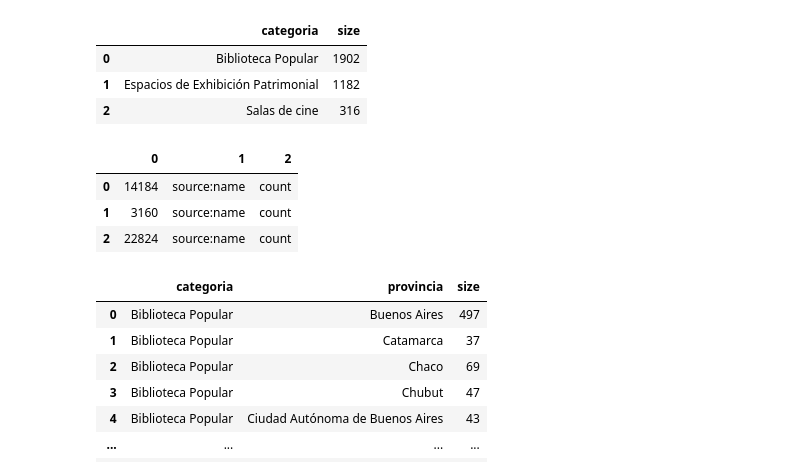
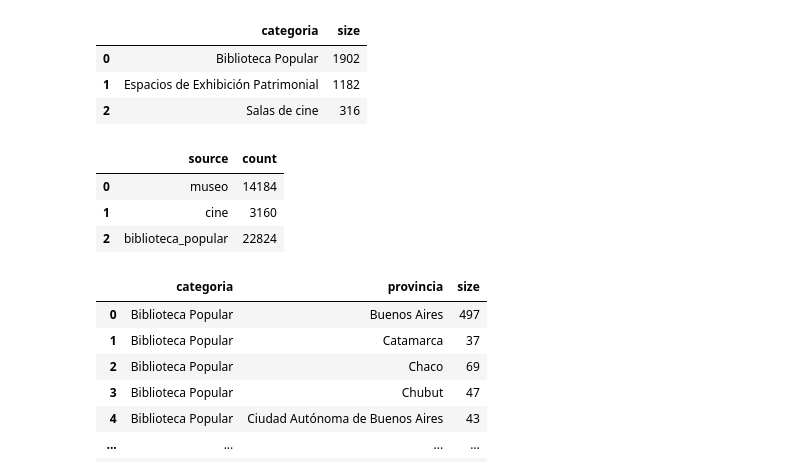
Before and after one commit to RAJerez/data-challenge, a Jupyter notebook: data_exploratory.ipynb, the cells around one changed output. Cells and saved outputs as stored; diff of their text form; code cells hidden in the pictures.

```diff
--- a/data_exploratory.ipynb
+++ b/data_exploratory.ipynb
@@ -237,9 +244,8 @@ año_actualizacion          int64
 dtype: object
 # %%
 renamed_cols = {
-    'Dirección' : 'domicilio',
     'cp' : 'codigo postal',
-    'direccion' : 'domicilio',
+    'direccion' : 'domicilio'
 }
 
 df = df.rename(columns = renamed_cols)
@@ -359,7 +365,7 @@ array([False])
 Lets generate a dict with all the dfs
 # %%
 dfs = {
-    'asd' : df_m,
-    'fda' : df_cine,
-    'gfd' : df_biblio
+    'museo' : df_m,
+    'cine' : df_cine,
+    'biblioteca_popular' : df_biblio
     }
@@ -392,15 +414,15 @@ dfss.groupby('categoria',as_index=False).size()
 # %%
 # Count by source
 lst = list()
 for name,df in dfs.items():
-    lst.append({'source:name', 'count', df.size})
+    lst.append({'source': name, 'count': df.size})
 
 pd.DataFrame(lst)
 # %% [output]
-|  | 0 | 1 | 2 |
-| 0 | 14184 | source:name | count |
-| 1 | 3160 | source:name | count |
-| 2 | 22824 | source:name | count |
+|  | source | count |
+| 0 | museo | 14184 |
+| 1 | cine | 3160 |
+| 2 | biblioteca_popular | 22824 |
 # %%
 # Count by category and province
 dfss.groupby(['categoria','provincia'], as_index=False).size()
```
Also changed, not shown: parts of 5 cells of this notebook, 6 other files.
